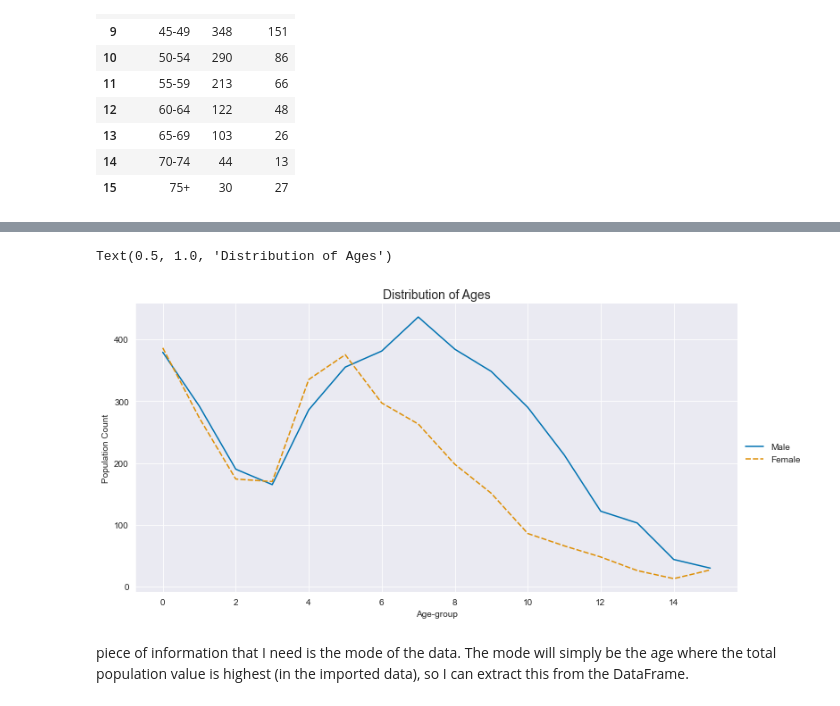
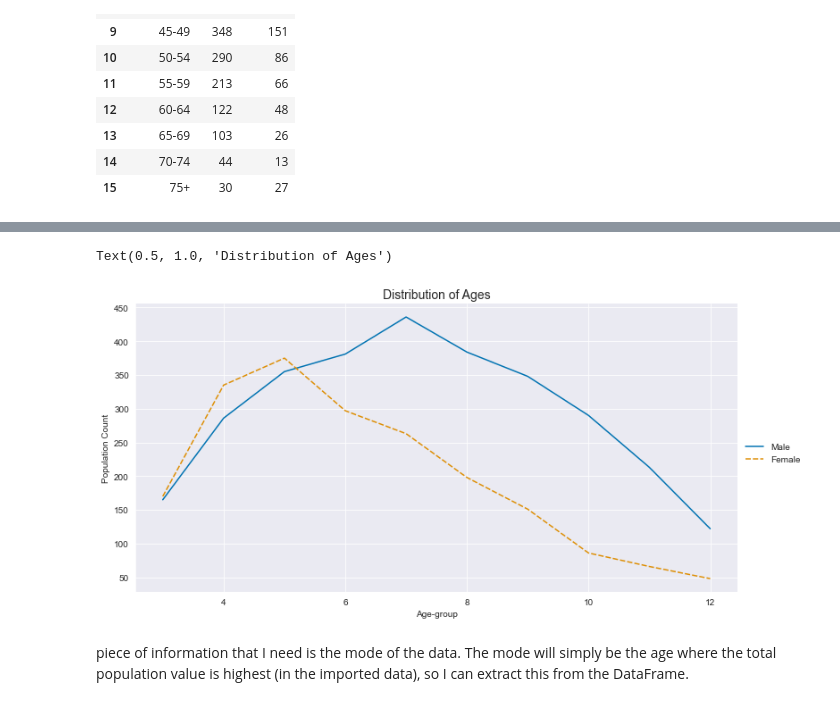
Before and after one commit to dconn20/Prog.D.A---Project, a Jupyter notebook: Prog.D.A - Project.ipynb, the cells around one changed output, grey strips where cells are left out. Cells and saved outputs as stored; diff of their text form; code cells hidden in the pictures.

```diff
--- a/Prog.D.A - Project.ipynb
+++ b/Prog.D.A - Project.ipynb
@@ -135,0 +133,3 @@ agefile
+# %%
+af = agefile.drop([0,1,2,13,14,15])
+af
@@ -136,11 +148,11 @@ agefile
 # %%
-sns.relplot(kind="line", data=agefile, height=5, aspect=2) # Use aspect to make plot wider
+sns.relplot(kind="line", data=af, height=5, aspect=2) # Use aspect to make plot wider
 plt.xlabel('Age-group')
 plt.ylabel('Population Count')
 plt.title('Distribution of Ages', fontsize=14)
 # %% [output]
 Text(0.5, 1.0, 'Distribution of Ages')
-[figure, old version]
+[figure, new version]
 # %% [markdown]
 piece of information that I need is the mode of the data. The mode will simply be the age where the total population value is highest (in the imported data), so I can extract this from the DataFrame.
 # %%
```
Also changed, not shown: parts of 2 cells of this notebook.
